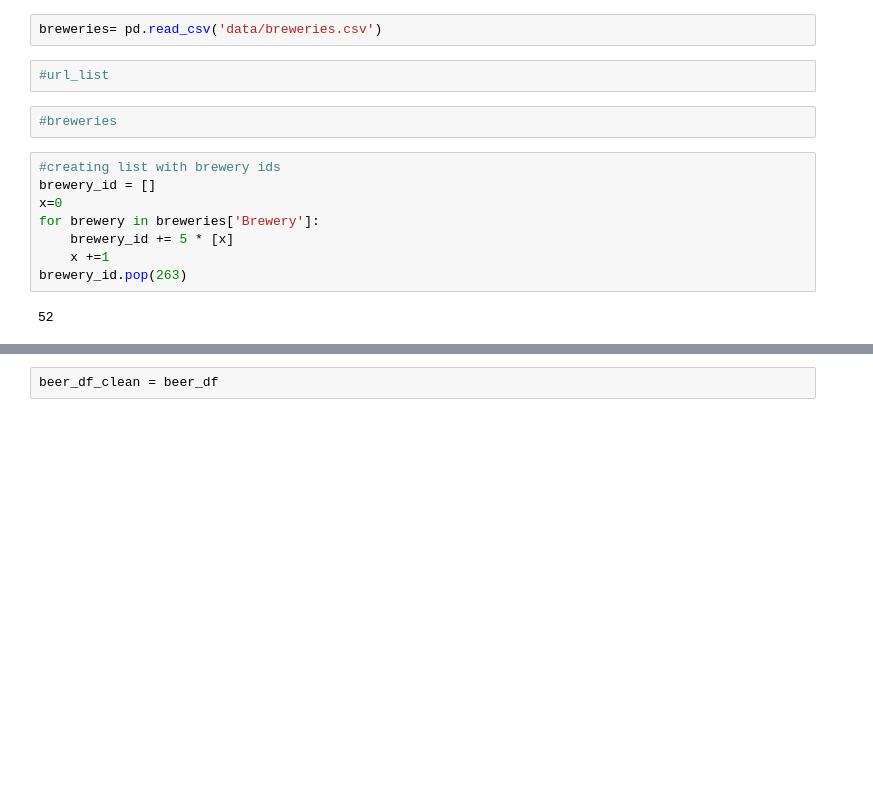
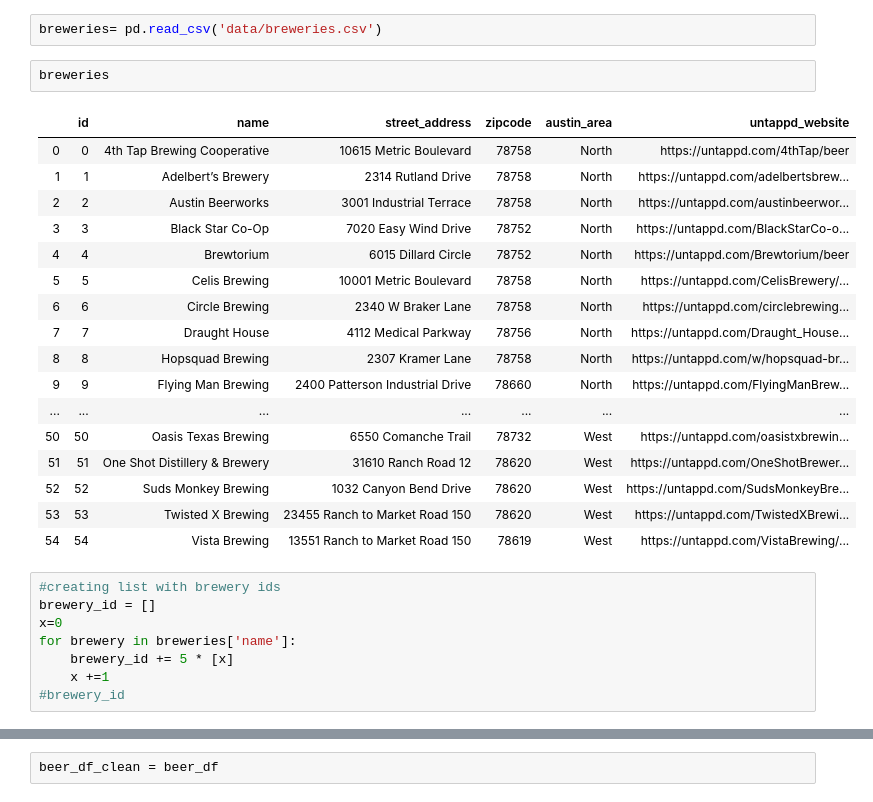
Before and after one commit to asianhenry/austin-breweries, a Jupyter notebook: untappd.ipynb, the cells around one changed output, grey strips where cells are left out. Drawn from its saved outputs; the diff is of its cells as text; blank space fills up the shorter version.

```diff
--- a/untappd.ipynb
+++ b/untappd.ipynb
@@ -8,20 +8,34 @@ executable_path = {'executable_path': 'chromedriver.exe'}
 browser = Browser('chrome', **executable_path, headless=True)
 # %%
 breweries= pd.read_csv('data/breweries.csv')
-# %%
-#url_list
-# %%
-#breweries
+# %%
+breweries
+# %% [output]
+|  | id | name | street_address | zipcode | austin_area | untappd_website |
+| 0 | 0 | 4th Tap Brewing Cooperative | 10615 Metric Boulevard | 78758 | North | https://untappd.com/4thTap/beer |
+| 1 | 1 | Adelbert’s Brewery | 2314 Rutland Drive | 78758 | North | https://untappd.com/adelbertsbrew... |
+| 2 | 2 | Austin Beerworks | 3001 Industrial Terrace | 78758 | North | https://untappd.com/austinbeerwor... |
+| 3 | 3 | Black Star Co-Op | 7020 Easy Wind Drive | 78752 | North | https://untappd.com/BlackStarCo-o... |
+| 4 | 4 | Brewtorium | 6015 Dillard Circle | 78752 | North | https://untappd.com/Brewtorium/beer |
+| 5 | 5 | Celis Brewing | 10001 Metric Boulevard | 78758 | North | https://untappd.com/CelisBrewery/... |
+| 6 | 6 | Circle Brewing | 2340 W Braker Lane | 78758 | North | https://untappd.com/circlebrewing... |
+| 7 | 7 | Draught House | 4112 Medical Parkway | 78756 | North | https://untappd.com/Draught_House... |
+| 8 | 8 | Hopsquad Brewing | 2307 Kramer Lane | 78758 | North | https://untappd.com/w/hopsquad-br... |
+| 9 | 9 | Flying Man Brewing | 2400 Patterson Industrial Drive | 78660 | North | https://untappd.com/FlyingManBrew... |
+| ... | ... | ... | ... | ... | ... | ... |
+| 50 | 50 | Oasis Texas Brewing | 6550 Comanche Trail | 78732 | West | https://untappd.com/oasistxbrewin... |
+| 51 | 51 | One Shot Distillery & Brewery | 31610 Ranch Road 12 | 78620 | West | https://untappd.com/OneShotBrewer... |
+| 52 | 52 | Suds Monkey Brewing | 1032 Canyon Bend Drive | 78620 | West | https://untappd.com/SudsMonkeyBre... |
+| 53 | 53 | Twisted X Brewing | 23455 Ranch to Market Road 150 | 78620 | West | https://untappd.com/TwistedXBrewi... |
+| 54 | 54 | Vista Brewing | 13551 Ranch to Market Road 150 | 78619 | West | https://untappd.com/VistaBrewing/... |
 # %%
 #creating list with brewery ids
 brewery_id = []
 x=0
-for brewery in breweries['Brewery']:
+for brewery in breweries['name']:
     brewery_id += 5 * [x]
     x +=1
-brewery_id.pop(263)
+#brewery_id
-# %% [output]
-52
 # %%
 #giant loop to scrape each untappd site for each brewery and append the values into the empty lists
 beer_name=[]
```
Also changed, not shown: parts of 22 cells of this notebook, 19 other files.
